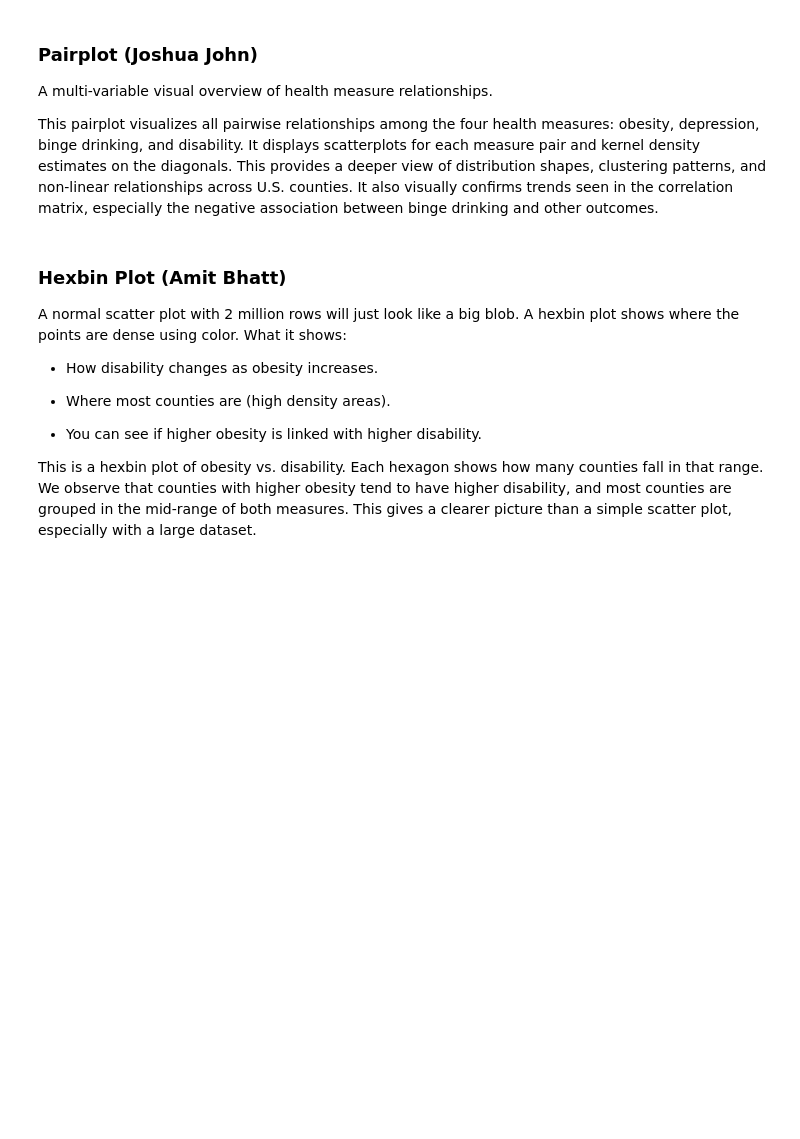
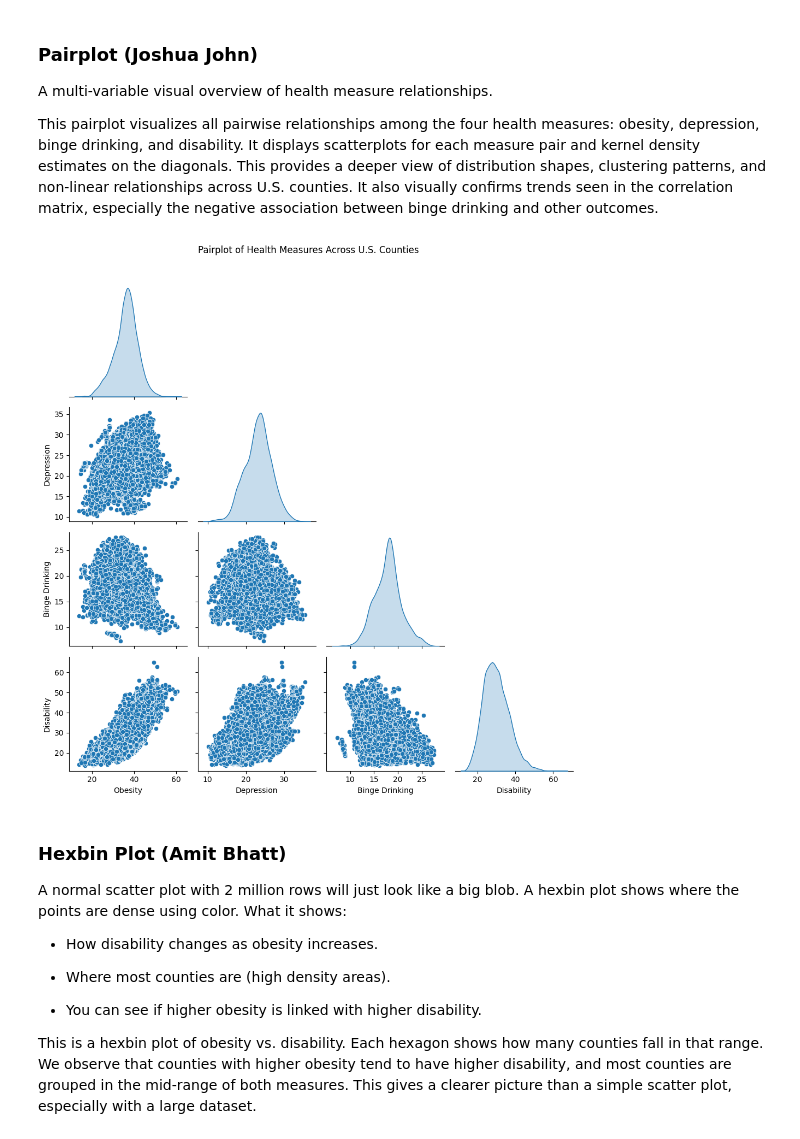
Before and after one commit to jjohn314/exploring-health-outcomes, a Jupyter notebook: prog_report.ipynb, the cells around one changed output. Drawn from its saved outputs; the diff is of its cells as text; code cells hidden in the pictures; blank space fills up the shorter version.

Commit message:
josh ran his visualization and ml

```diff
--- a/prog_report.ipynb
+++ b/prog_report.ipynb
@@ -384,17 +384,32 @@ This pairplot visualizes all pairwise relationships among the four health measur
 # %%
 import seaborn as sns
 import matplotlib.pyplot as plt
 
+# Original long column names
 measures = [
     "obesity among adults aged >=18 years",
     "depression among adults aged >=18 years",
     "binge drinking among adults aged >=18 years",
     "any disability among adults aged >=18 years"
 ]
 
-sns.pairplot(dfWide[measures], corner=True, diag_kind="kde")
+# Create a cleaner version of the dataframe with short labels
+dfPair = dfWide[measures].rename(columns={
+    "obesity among adults aged >=18 years": "Obesity",
+    "depression among adults aged >=18 years": "Depression",
+    "binge drinking among adults aged >=18 years": "Binge Drinking",
+    "any disability among adults aged >=18 years": "Disability"
+})
+
+# Generate the pairplot
+sns.pairplot(dfPair, corner=True, diag_kind="kde")
+
+# Add a title and fix layout issues
 plt.suptitle("Pairplot of Health Measures Across U.S. Counties", y=1.02)
+plt.tight_layout()
 plt.show()
+# %% [output]
+[figure, added]
 # %% [markdown]
 ### Hexbin Plot (Amit Bhatt)
 
```
Also changed, not shown: parts of 1 cell of this notebook, 1 other file.
